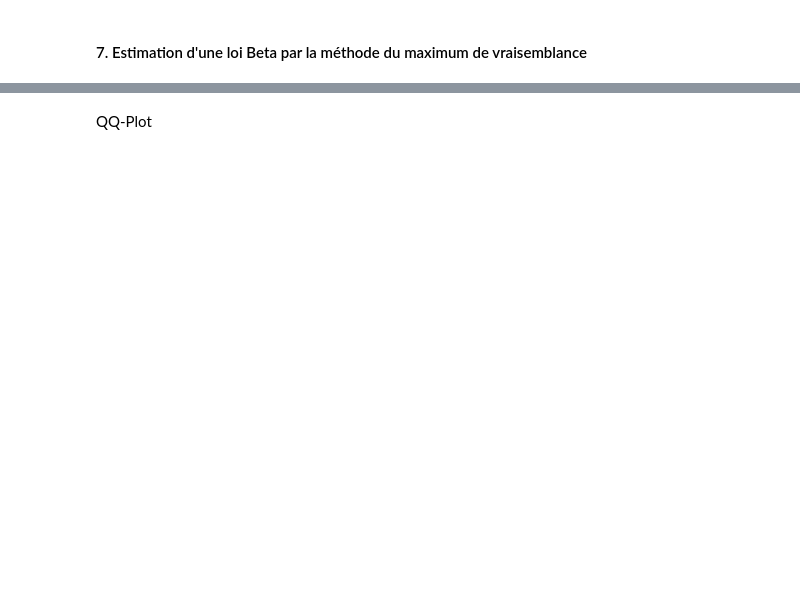
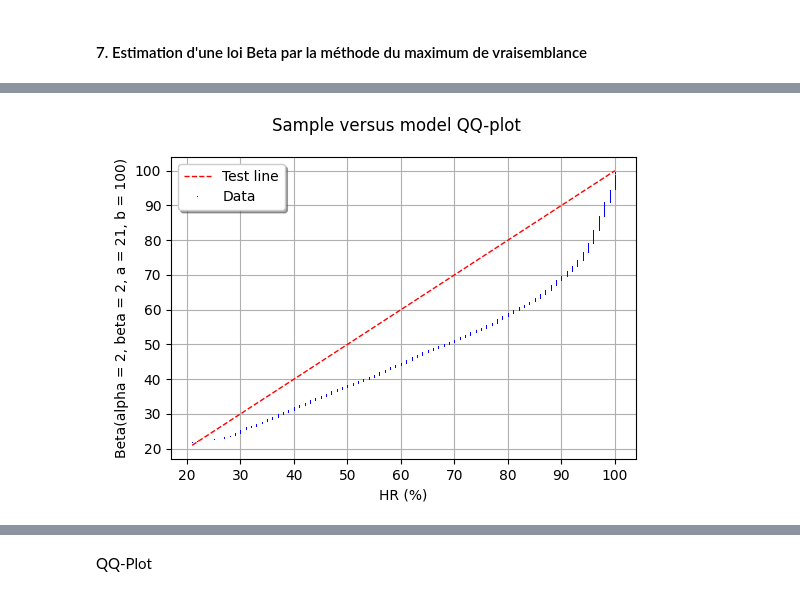
Before and after one commit to OskurMOB/Projet-OT, a Jupyter notebook: Exercice.ipynb, the cells around one changed output, grey strips where cells are left out. Cells and saved outputs as stored; diff of their text form; code cells hidden in the pictures; blank space fills up the shorter version.

```diff
--- a/Exercice.ipynb
+++ b/Exercice.ipynb
@@ -318,0 +335,4 @@ openturns.func.SpecFunc
+# %%
+ot.VisualTest_DrawQQplot(sample_HR, HRBeta_ML14)
+# %% [output]
+[figure, added]
```
Also changed, not shown: parts of 32 cells of this notebook.
